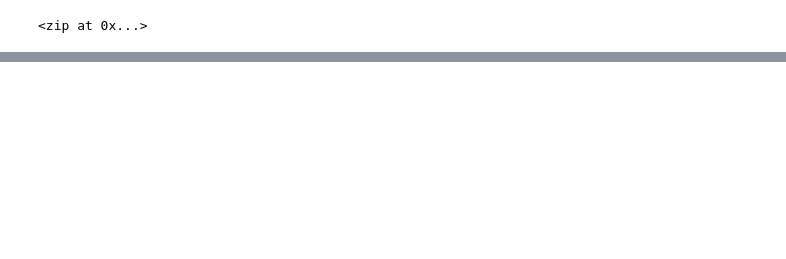
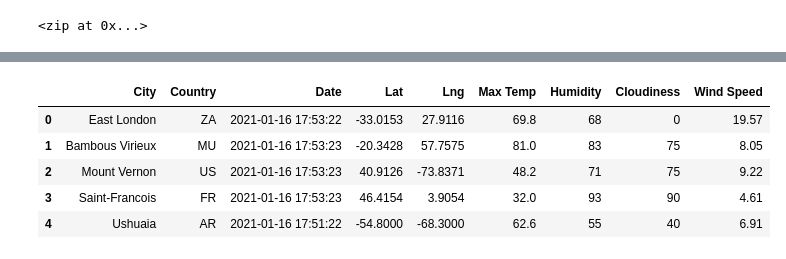
Before and after one commit to kroman3105/World_Weather_Analysis, a Jupyter notebook: WeatherPy.ipynb, the cells around one changed output, grey strips where cells are left out. Drawn from its saved outputs; the diff is of its cells as text; code cells hidden in the pictures; blank space fills up the shorter version.

```diff
--- a/WeatherPy.ipynb
+++ b/WeatherPy.ipynb
@@ -32,0 +147,12 @@ len(cities)
+# %%
+# Reorder as City, Country, Date, Lat, Lng, Max Temp, Humidity, Cloudiness, and Wind Speed,
+new_order = ['City', 'Country', 'Date', 'Lat', 'Lng', 'Max Temp', 'Humidity', 'Cloudiness', 'Wind Speed']
+city_data_df = city_data_df[new_order]
+city_data_df.head()
+# %% [output]
+|  | City | Country | Date | Lat | Lng | Max Temp | Humidity | Cloudiness | Wind Speed |
+| 0 | East London | ZA | 2021-01-16 17:53:22 | -33.0153 | 27.9116 | 69.8 | 68 | 0 | 19.57 |
+| 1 | Bambous Virieux | MU | 2021-01-16 17:53:23 | -20.3428 | 57.7575 | 81.0 | 83 | 75 | 8.05 |
+| 2 | Mount Vernon | US | 2021-01-16 17:53:23 | 40.9126 | -73.8371 | 48.2 | 71 | 75 | 9.22 |
+| 3 | Saint-Francois | FR | 2021-01-16 17:53:23 | 46.4154 | 3.9054 | 32.0 | 93 | 90 | 4.61 |
+| 4 | Ushuaia | AR | 2021-01-16 17:51:22 | -54.8000 | -68.3000 | 62.6 | 55 | 40 | 6.91 |
```
Also changed, not shown: parts of 8 cells of this notebook, 1 other file.
